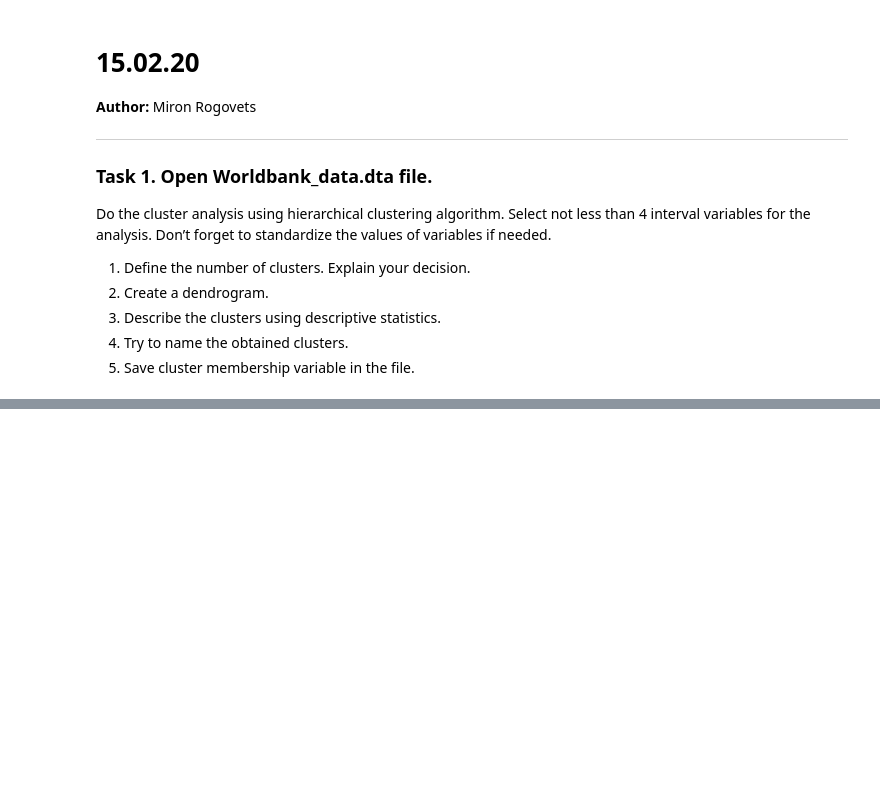
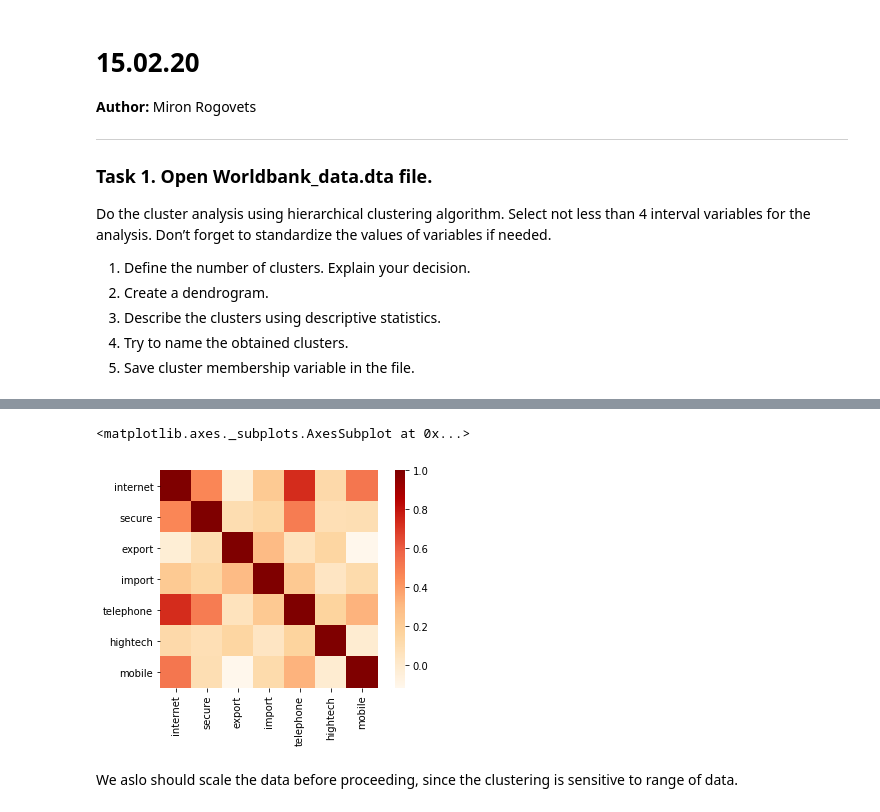
Before and after one commit to Mist3r-R/da-hse-sse-2020, a Jupyter notebook: 15.02_Rogovets.ipynb, the cells around one changed output, grey strips where cells are left out. Drawn from its saved outputs; the diff is of its cells as text; code cells hidden in the pictures; blank space fills up the shorter version.

```diff
--- a/15.02_Rogovets.ipynb
+++ b/15.02_Rogovets.ipynb
@@ -16,0 +25,3 @@ Do the cluster analysis using hierarchical clustering algorithm. Select not less
+# %%
+df = pd.read_stata('data/Worldbank_data.dta')
+df.head()
@@ -16,0 +85,4 @@ Do the cluster analysis using hierarchical clustering algorithm. Select not less
+# %%
+df.fillna(df.mean(), inplace=True)
+print(df.isna().sum())
+df.head()
@@ -16,0 +108,9 @@ Do the cluster analysis using hierarchical clustering algorithm. Select not less
+# %%
+data = df[['internet', 'secure', 'export', 'import', 'telephone', 'hightech', 'mobile']]
+cor = data.corr()
+sns.heatmap(data.corr(), square = True, cmap='OrRd')
+# %% [output]
+<matplotlib.axes._subplots.AxesSubplot at 0x...>
+[figure, added]
+# %% [markdown]
+We aslo should scale the data before proceeding, since the clustering is sensitive to range of data.
```
Also changed, not shown: parts of 29 cells of this notebook.
